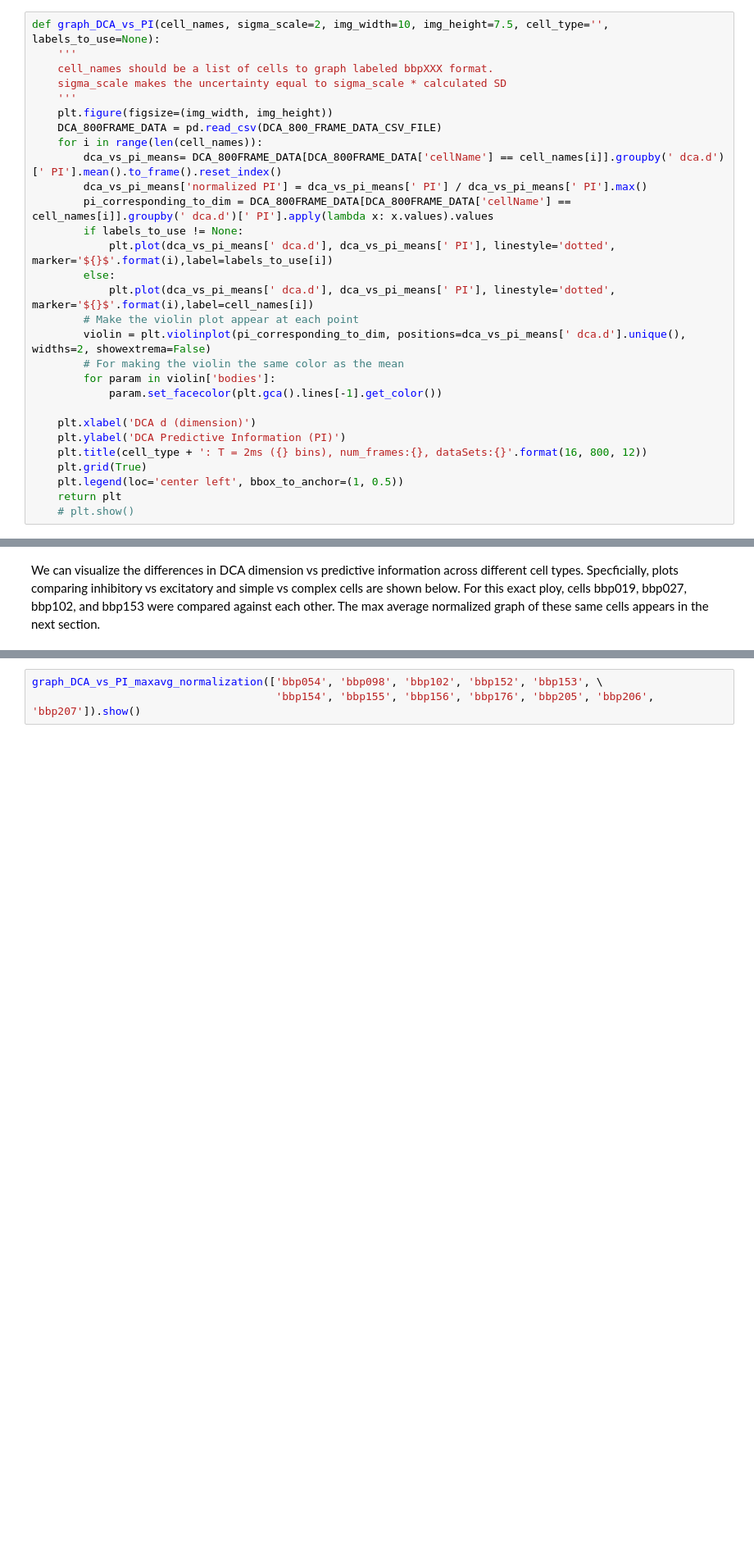
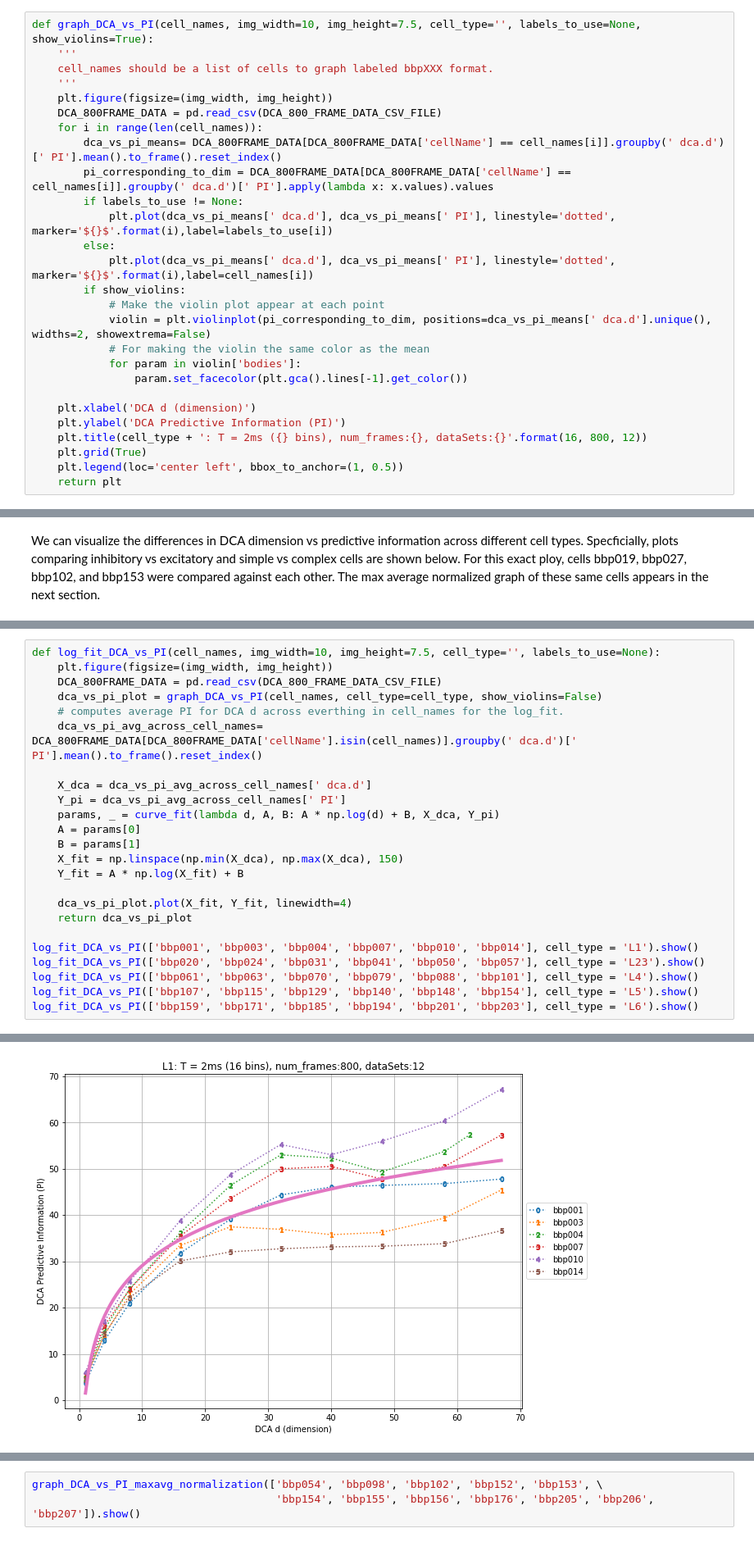
Before and after one commit to sushanthkumar2004/single-neuron-complexity, a Jupyter notebook: DCA_Graphs_and_Analysis.ipynb, the cells around one changed output, grey strips where cells are left out. Shown at 82% size. Cells and saved outputs as stored; diff of their text form; blank space fills up the shorter version.

Commit message:
added code to log fit the plots

```diff
--- a/DCA_Graphs_and_Analysis.ipynb
+++ b/DCA_Graphs_and_Analysis.ipynb
@@ -34,26 +35,25 @@ For each simulated cell, and a given number of dynamical components, the predict
 
 The amount of predictive information gained by using a given number of dynamical components offers a crude method of comparing the complexities between cells.
 # %%
-def graph_DCA_vs_PI(cell_names, sigma_scale=2, img_width=10, img_height=7.5, cell_type='', labels_to_use=None):
+def graph_DCA_vs_PI(cell_names, img_width=10, img_height=7.5, cell_type='', labels_to_use=None, show_violins=True):
     '''
     cell_names should be a list of cells to graph labeled bbpXXX format.
-    sigma_scale makes the uncertainty equal to sigma_scale * calculated SD
     '''
     plt.figure(figsize=(img_width, img_height))
     DCA_800FRAME_DATA = pd.read_csv(DCA_800_FRAME_DATA_CSV_FILE)
     for i in range(len(cell_names)):
         dca_vs_pi_means= DCA_800FRAME_DATA[DCA_800FRAME_DATA['cellName'] == cell_names[i]].groupby(' dca.d')[' PI'].mean().to_frame().reset_index()
-        dca_vs_pi_means['normalized PI'] = dca_vs_pi_means[' PI'] / dca_vs_pi_means[' PI'].max()
         pi_corresponding_to_dim = DCA_800FRAME_DATA[DCA_800FRAME_DATA['cellName'] == cell_names[i]].groupby(' dca.d')[' PI'].apply(lambda x: x.values).values
         if labels_to_use != None:
             plt.plot(dca_vs_pi_means[' dca.d'], dca_vs_pi_means[' PI'], linestyle='dotted', marker='${}$'.format(i),label=labels_to_use[i])
         else:
             plt.plot(dca_vs_pi_means[' dca.d'], dca_vs_pi_means[' PI'], linestyle='dotted', marker='${}$'.format(i),label=cell_names[i])
-        # Make the violin plot appear at each point
-        violin = plt.violinplot(pi_corresponding_to_dim, positions=dca_vs_pi_means[' dca.d'].unique(), widths=2, showextrema=False)
-        # For making the violin the same color as the mean
-        for param in violin['bodies']:
-            param.set_facecolor(plt.gca().lines[-1].get_color())
+        if show_violins:
+            # Make the violin plot appear at each point
+            violin = plt.violinplot(pi_corresponding_to_dim, positions=dca_vs_pi_means[' dca.d'].unique(), widths=2, showextrema=False)
+            # For making the violin the same color as the mean
+            for param in violin['bodies']:
+                param.set_facecolor(plt.gca().lines[-1].get_color())
 
     plt.xlabel('DCA d (dimension)')
     plt.ylabel('DCA Predictive Information (PI)')
@@ -61,4 +61,3 @@ def graph_DCA_vs_PI(cell_names, sigma_scale=2, img_width=10, img_height=7.5, cel
     plt.grid(True)
     plt.legend(loc='center left', bbox_to_anchor=(1, 0.5))
     return plt
-    # plt.show()
@@ -96,0 +102,25 @@ DCA_vs_PI_signal_type.show()
+# %%
+def log_fit_DCA_vs_PI(cell_names, img_width=10, img_height=7.5, cell_type='', labels_to_use=None):
+    plt.figure(figsize=(img_width, img_height))
+    DCA_800FRAME_DATA = pd.read_csv(DCA_800_FRAME_DATA_CSV_FILE)
+    dca_vs_pi_plot = graph_DCA_vs_PI(cell_names, cell_type=cell_type, show_violins=False)
+    # computes average PI for DCA d across everthing in cell_names for the log_fit.
+    dca_vs_pi_avg_across_cell_names= DCA_800FRAME_DATA[DCA_800FRAME_DATA['cellName'].isin(cell_names)].groupby(' dca.d')[' PI'].mean().to_frame().reset_index()
+
+    X_dca = dca_vs_pi_avg_across_cell_names[' dca.d']
+    Y_pi = dca_vs_pi_avg_across_cell_names[' PI']
+    params, _ = curve_fit(lambda d, A, B: A * np.log(d) + B, X_dca, Y_pi)
+    A = params[0]
+    B = params[1]
+    X_fit = np.linspace(np.min(X_dca), np.max(X_dca), 150)
+    Y_fit = A * np.log(X_fit) + B
+
+    dca_vs_pi_plot.plot(X_fit, Y_fit, linewidth=4)
+    return dca_vs_pi_plot
+
+log_fit_DCA_vs_PI(['bbp001', 'bbp003', 'bbp004', 'bbp007', 'bbp010', 'bbp014'], cell_type = 'L1').show()
+log_fit_DCA_vs_PI(['bbp020', 'bbp024', 'bbp031', 'bbp041', 'bbp050', 'bbp057'], cell_type = 'L23').show()
+log_fit_DCA_vs_PI(['bbp061', 'bbp063', 'bbp070', 'bbp079', 'bbp088', 'bbp101'], cell_type = 'L4').show()
+log_fit_DCA_vs_PI(['bbp107', 'bbp115', 'bbp129', 'bbp140', 'bbp148', 'bbp154'], cell_type = 'L5').show()
+log_fit_DCA_vs_PI(['bbp159', 'bbp171', 'bbp185', 'bbp194', 'bbp201', 'bbp203'], cell_type = 'L6').show()
+# %% [output]
@@ -96,0 +128 @@ DCA_vs_PI_signal_type.show()
+[figure, added]
```
Also changed, not shown: parts of 7 cells of this notebook.
